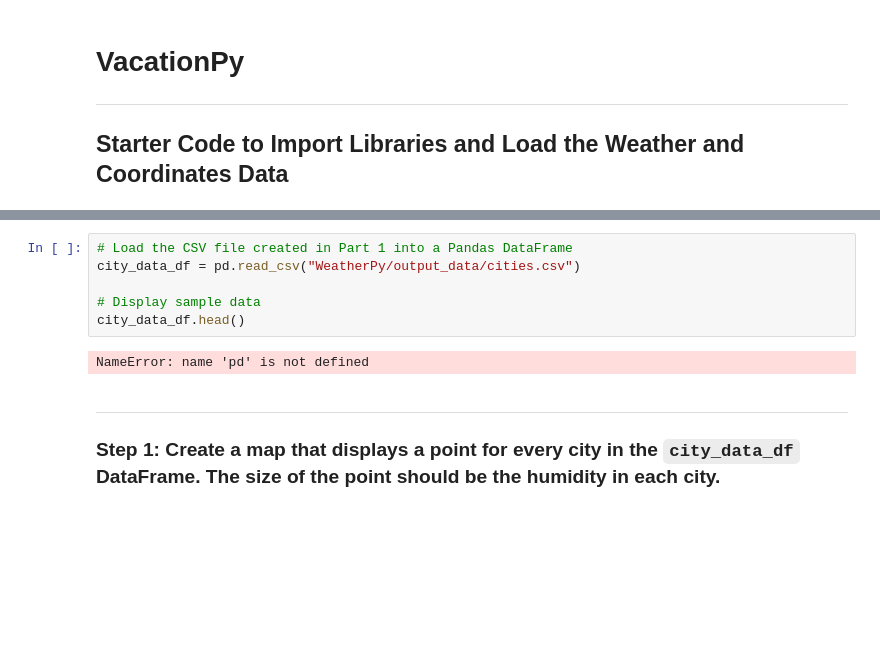
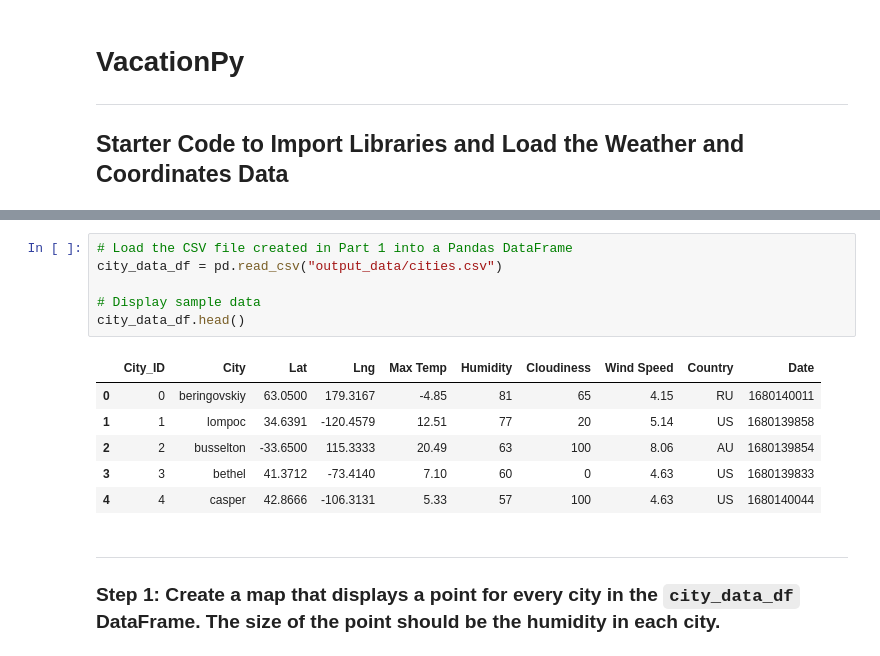
Before and after one commit to Asayuni/python-api-challenge, a Jupyter notebook: WeatherPy/VacationPy.ipynb, the cells around one changed output, grey strips where cells are left out. Cells and saved outputs as stored; diff of their text form; blank space fills up the shorter version.

```diff
--- a/WeatherPy/VacationPy.ipynb
+++ b/WeatherPy/VacationPy.ipynb
@@ -19,11 +17,16 @@ ModuleNotFoundError: No module named 'api_keys'
 # %%
 # Load the CSV file created in Part 1 into a Pandas DataFrame
-city_data_df = pd.read_csv("WeatherPy/output_data/cities.csv")
+city_data_df = pd.read_csv("output_data/cities.csv")
 
 # Display sample data
 city_data_df.head()
 # %% [output]
-NameError: name 'pd' is not defined
+|  | City_ID | City | Lat | Lng | Max Temp | Humidity | Cloudiness | Wind Speed | Country | Date |
+| 0 | 0 | beringovskiy | 63.0500 | 179.3167 | -4.85 | 81 | 65 | 4.15 | RU | 1680140011 |
+| 1 | 1 | lompoc | 34.6391 | -120.4579 | 12.51 | 77 | 20 | 5.14 | US | 1680139858 |
+| 2 | 2 | busselton | -33.6500 | 115.3333 | 20.49 | 63 | 100 | 8.06 | AU | 1680139854 |
+| 3 | 3 | bethel | 41.3712 | -73.4140 | 7.10 | 60 | 0 | 4.63 | US | 1680139833 |
+| 4 | 4 | casper | 42.8666 | -106.3131 | 5.33 | 57 | 100 | 4.63 | US | 1680140044 |
 # %% [markdown]
 ---
 
```
Also changed, not shown: parts of 6 cells of this notebook.
